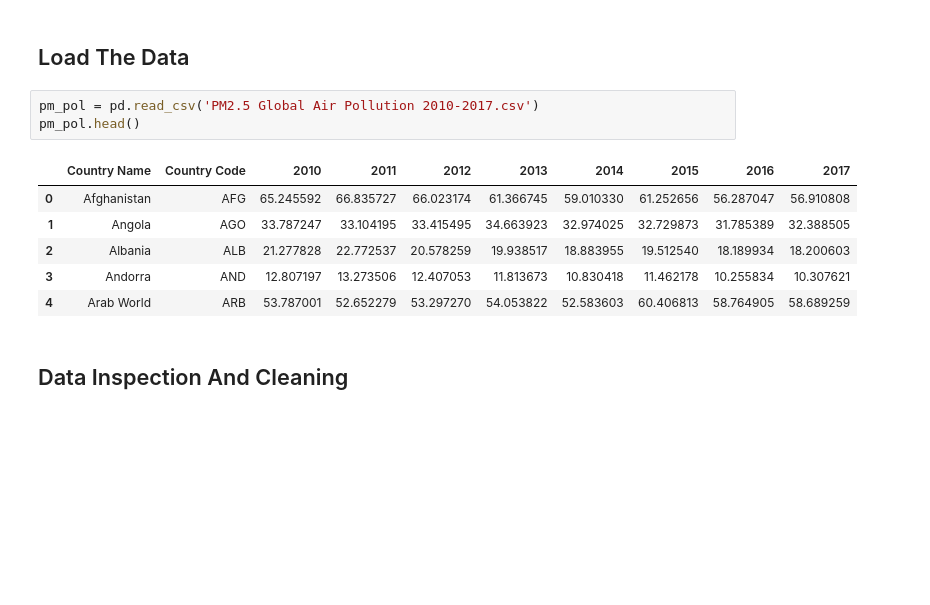
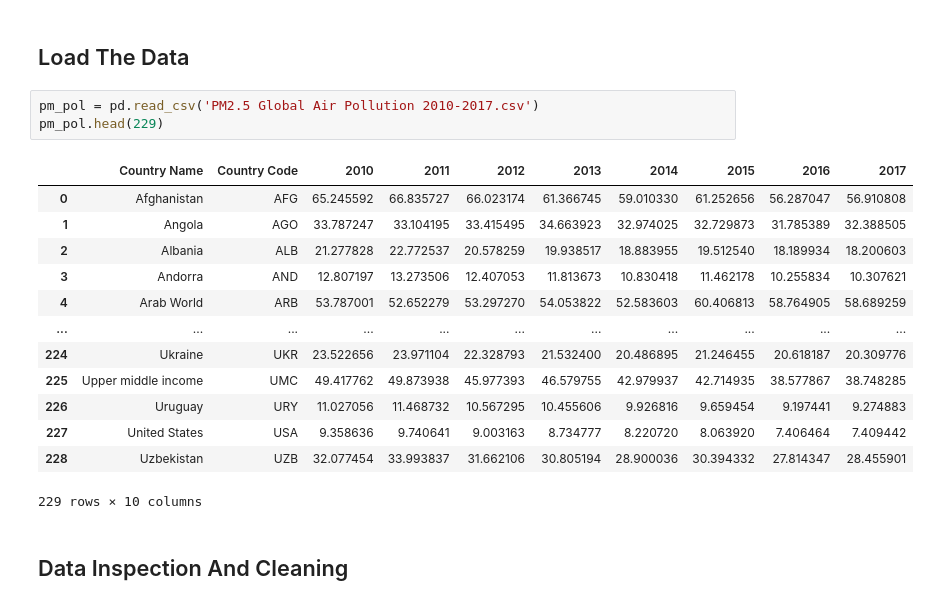
Before and after one commit to dwhiteman57/python_seaborn_portfolio, a Jupyter notebook: pm2_5_global_air_pollution.ipynb, the cells around one changed output. Saved outputs shown, nothing was run; the diff lists cells and outputs as text; blank space fills up the shorter version.

```diff
--- a/pm2_5_global_air_pollution.ipynb
+++ b/pm2_5_global_air_pollution.ipynb
@@ -18,14 +20,21 @@ warnings.filterwarnings("ignore", "use_inf_as_na")
 ## Load The Data
 # %%
 pm_pol = pd.read_csv('PM2.5 Global Air Pollution 2010-2017.csv')
-pm_pol.head()
+pm_pol.head(229)
 # %% [output]
 |  | Country Name | Country Code | 2010 | 2011 | 2012 | 2013 | 2014 | 2015 | 2016 | 2017 |
 | 0 | Afghanistan | AFG | 65.245592 | 66.835727 | 66.023174 | 61.366745 | 59.010330 | 61.252656 | 56.287047 | 56.910808 |
 | 1 | Angola | AGO | 33.787247 | 33.104195 | 33.415495 | 34.663923 | 32.974025 | 32.729873 | 31.785389 | 32.388505 |
 | 2 | Albania | ALB | 21.277828 | 22.772537 | 20.578259 | 19.938517 | 18.883955 | 19.512540 | 18.189934 | 18.200603 |
 | 3 | Andorra | AND | 12.807197 | 13.273506 | 12.407053 | 11.813673 | 10.830418 | 11.462178 | 10.255834 | 10.307621 |
 | 4 | Arab World | ARB | 53.787001 | 52.652279 | 53.297270 | 54.053822 | 52.583603 | 60.406813 | 58.764905 | 58.689259 |
+| ... | ... | ... | ... | ... | ... | ... | ... | ... | ... | ... |
+| 224 | Ukraine | UKR | 23.522656 | 23.971104 | 22.328793 | 21.532400 | 20.486895 | 21.246455 | 20.618187 | 20.309776 |
+| 225 | Upper middle income | UMC | 49.417762 | 49.873938 | 45.977393 | 46.579755 | 42.979937 | 42.714935 | 38.577867 | 38.748285 |
+| 226 | Uruguay | URY | 11.027056 | 11.468732 | 10.567295 | 10.455606 | 9.926816 | 9.659454 | 9.197441 | 9.274883 |
+| 227 | United States | USA | 9.358636 | 9.740641 | 9.003163 | 8.734777 | 8.220720 | 8.063920 | 7.406464 | 7.409442 |
+| 228 | Uzbekistan | UZB | 32.077454 | 33.993837 | 31.662106 | 30.805194 | 28.900036 | 30.394332 | 27.814347 | 28.455901 |
+229 rows × 10 columns
 # %% [markdown]
 ## Data Inspection And Cleaning
 # %%
```
Also changed, not shown: parts of 5 cells of this notebook.
